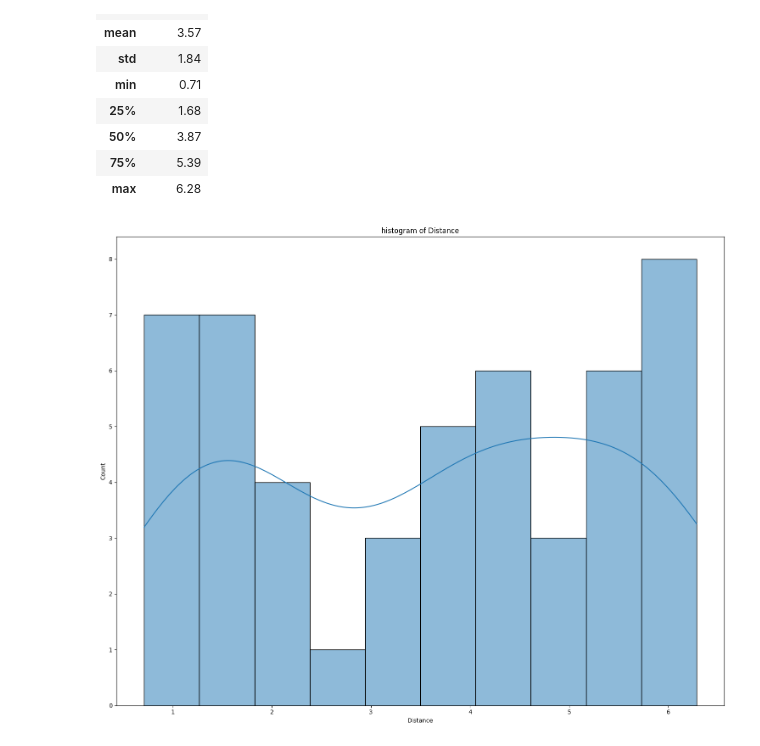
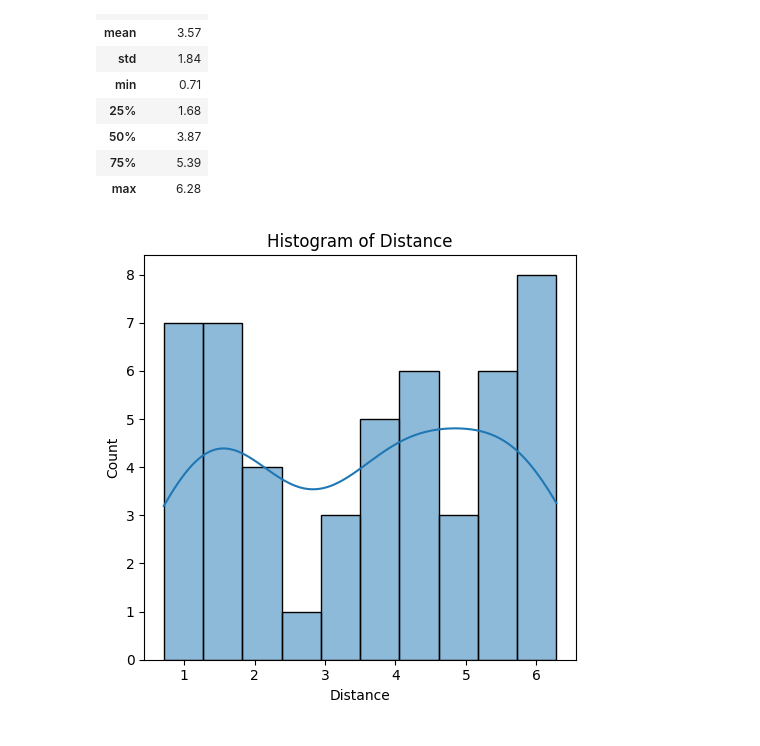
Before and after one commit to PizzaPichael/KI_und_Big_Data_Projekt_SoSe25, a Jupyter notebook: code/dataAnalysis/eda.ipynb, the cells around one changed output. Saved outputs shown, nothing was run; the diff lists cells and outputs as text; code cells hidden in the pictures.

```diff
--- a/code/dataAnalysis/eda.ipynb
+++ b/code/dataAnalysis/eda.ipynb
@@ -82,11 +87,12 @@ df.describe().round(2)
 | 75% | 5.39 |
 | max | 6.28 |
 # %%
-plt.figure(figsize=(15, 12))
+# Verteilungen der numerischen Variablen durch Histogramme mit KDE visualisieren.
+plt.figure(figsize=(5, 5))
 sns.histplot(df['Distance'], kde=True, bins=10)
-plt.title(f'histogram of {col}')
+plt.title(f'Histogram of {col}')
 plt.tight_layout()
 plt.show()
 # %% [output]
-[figure, old version]
+[figure, new version]
 # %%
```
Also changed, not shown: parts of 5 cells of this notebook, 1 other file.
